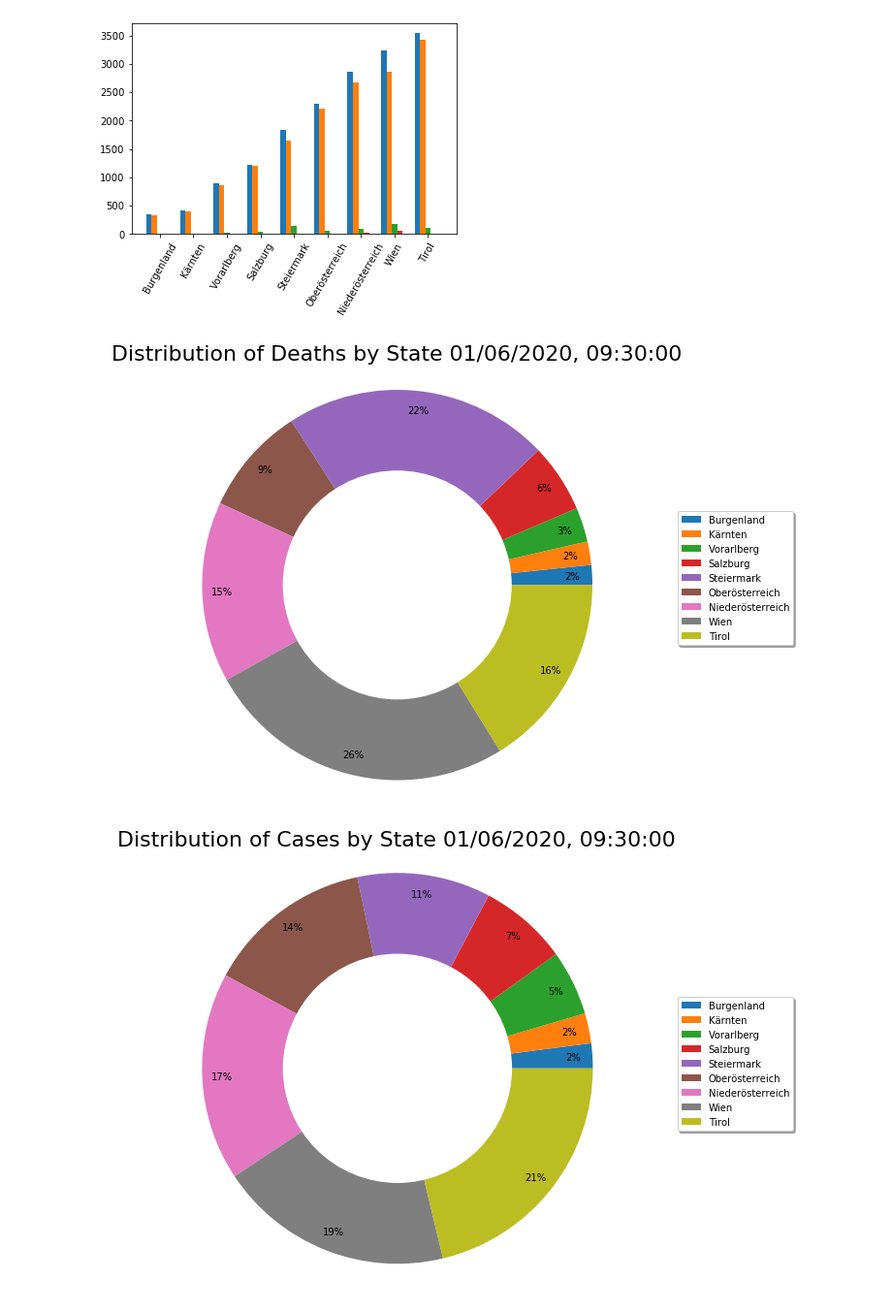
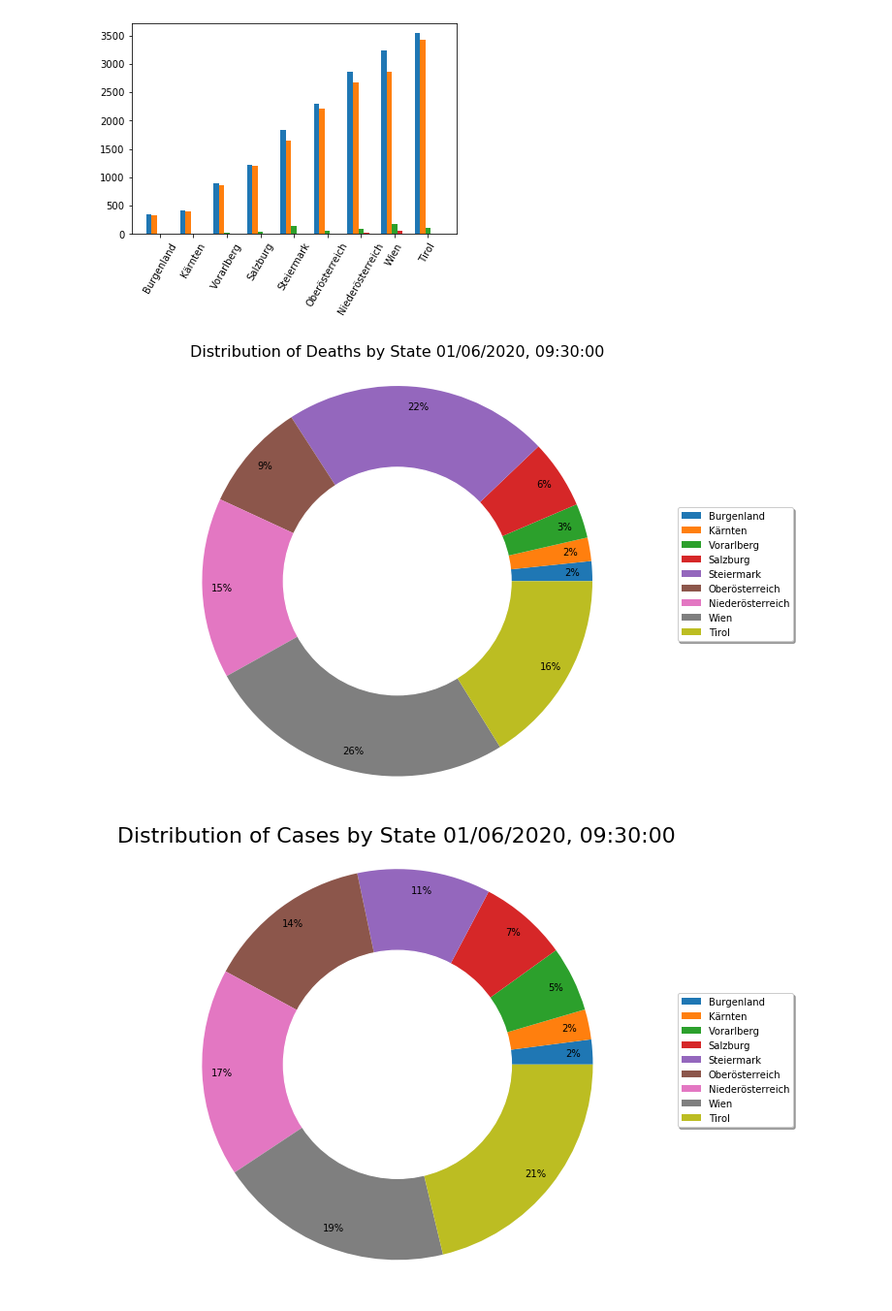
Before and after one commit to MarcelodeFreitas/Epidemiology, a Jupyter notebook: Study Cases/AUSTRIA/COVID-19_Austria-GRAPHS.ipynb, the cells around one changed output. Shown at 97% size. Drawn from its saved outputs; the diff is of its cells as text; code cells hidden in the pictures.

Commit message:
update pie plots

```diff
--- a/Study Cases/AUSTRIA/COVID-19_Austria-GRAPHS.ipynb
+++ b/Study Cases/AUSTRIA/COVID-19_Austria-GRAPHS.ipynb
@@ -995,30 +995,30 @@ plt.show()
 # %%
 values = deaths
 labels = names
 
 
 plt.subplots(figsize=(10,8))
 plt.gca().axis("equal")
 pie = plt.pie(values, startangle=0, autopct='%1.0f%%', pctdistance=0.9, radius=1.2)
-plt.title("Distribution of Deaths by State "+max_value.strftime("%d/%m/%Y, %H:%M:%S"), fontsize=22)
+plt.title("Distribution of Deaths by State "+max_value.strftime("%d/%m/%Y, %H:%M:%S"), fontsize=16)
 plt.legend(pie[0],labels, bbox_to_anchor=(1,0.5), loc="center right", fontsize=10,
            bbox_transform=plt.gcf().transFigure, shadow=True)
 plt.subplots_adjust(left=0.0, bottom=0.1, right=0.85)
 
 #draw a circle at the center of pie to make it look like a donut
 centre_circle = plt.Circle((0,0),0.7,color='white', fc='white',linewidth=1.25)
 fig = plt.gcf()
 fig.gca().add_artist(centre_circle)
 
 
 # Set aspect ratio to be equal so that pie is drawn as a circle.
 plt.axis('equal')
 plt.savefig('images/pie_deaths.png', dpi=300, format='png')
 plt.show()
 plt.clf()
 plt.close()
 # %% [output]
-[figure, old version]
+[figure, new version]
 # %%
 values = cases
 labels = names
```
Also changed, not shown: 6 other files.
